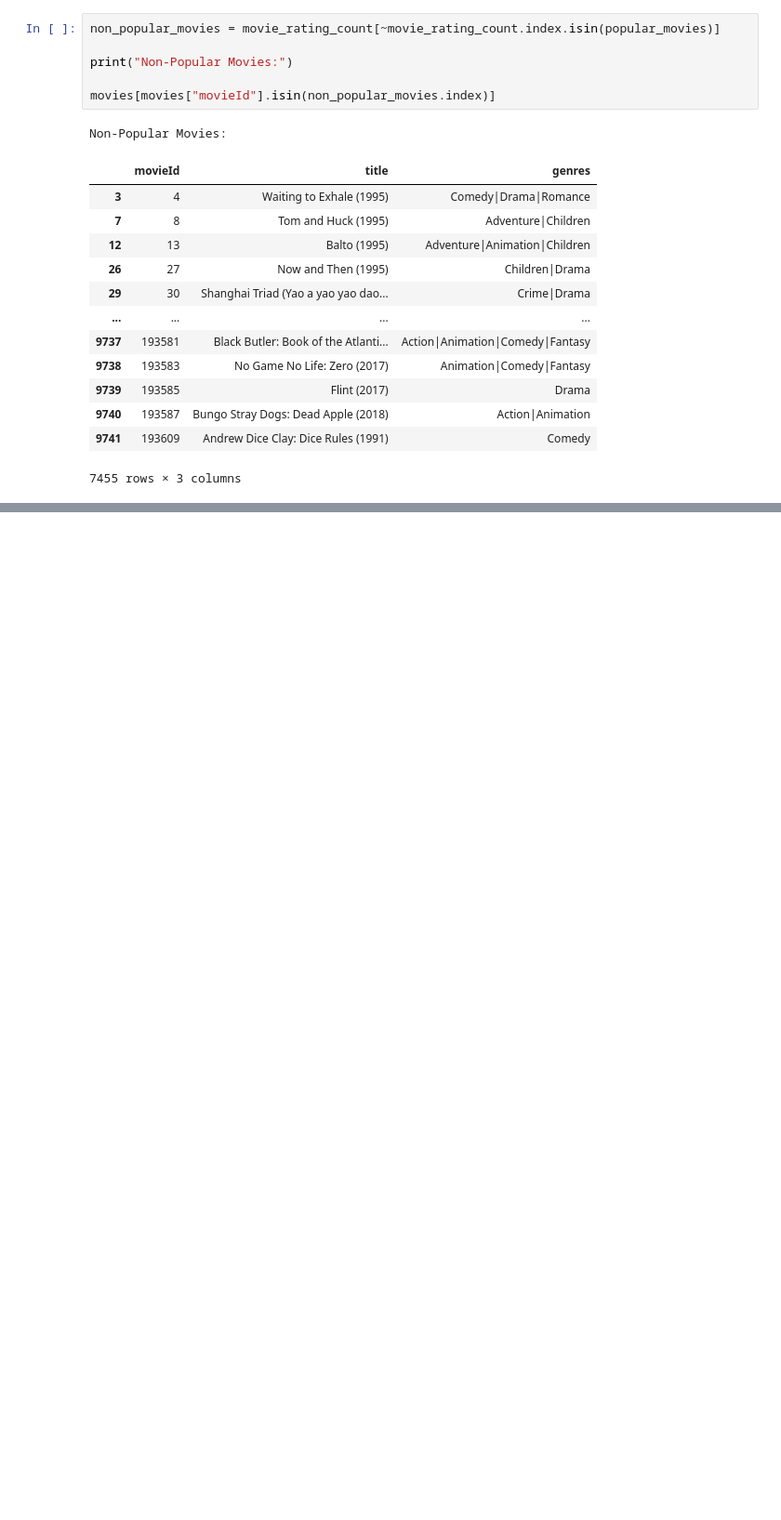
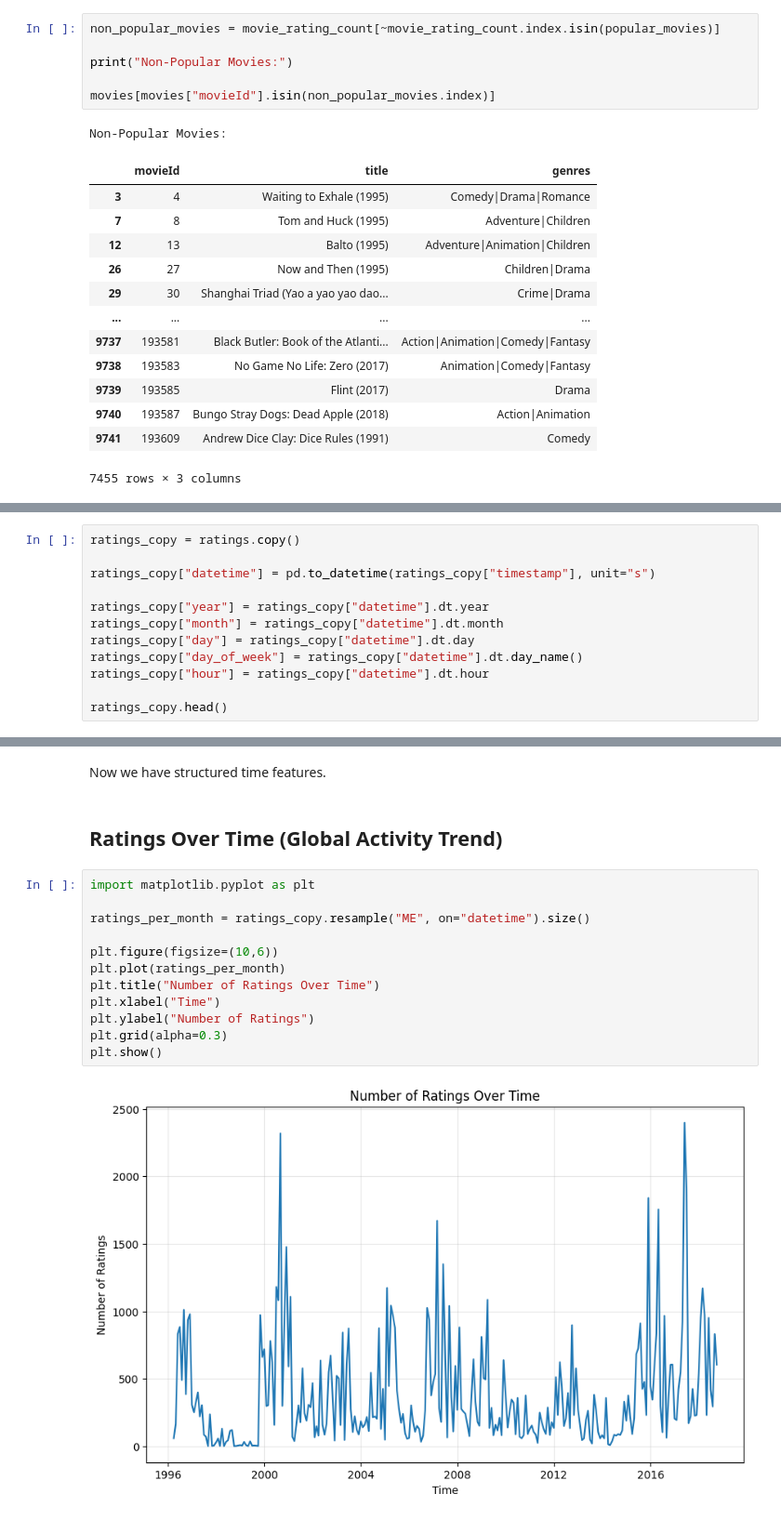
Before and after one commit to bhaskrr/next-gen-recommenders, a Jupyter notebook: notebooks/01_eda.ipynb, the cells around one changed output, grey strips where cells are left out. Shown at 93% size. Saved outputs shown, nothing was run; the diff lists cells and outputs as text; blank space fills up the shorter version.

```diff
--- a/notebooks/01_eda.ipynb
+++ b/notebooks/01_eda.ipynb
@@ -326,0 +331,12 @@ Non-Popular Movies:
+# %%
+ratings_copy = ratings.copy()
+
+ratings_copy["datetime"] = pd.to_datetime(ratings_copy["timestamp"], unit="s")
+
+ratings_copy["year"] = ratings_copy["datetime"].dt.year
+ratings_copy["month"] = ratings_copy["datetime"].dt.month
+ratings_copy["day"] = ratings_copy["datetime"].dt.day
+ratings_copy["day_of_week"] = ratings_copy["datetime"].dt.day_name()
+ratings_copy["hour"] = ratings_copy["datetime"].dt.hour
+
+ratings_copy.head()
@@ -326,0 +350,18 @@ Non-Popular Movies:
+# %% [markdown]
+Now we have structured time features.
+# %% [markdown]
+## Ratings Over Time (Global Activity Trend)
+# %%
+import matplotlib.pyplot as plt
+
+ratings_per_month = ratings_copy.resample("ME", on="datetime").size()
+
+plt.figure(figsize=(10,6))
+plt.plot(ratings_per_month)
+plt.title("Number of Ratings Over Time")
+plt.xlabel("Time")
+plt.ylabel("Number of Ratings")
+plt.grid(alpha=0.3)
+plt.show()
+# %% [output]
+[figure, added]
```
Also changed, not shown: parts of 17 cells of this notebook.
